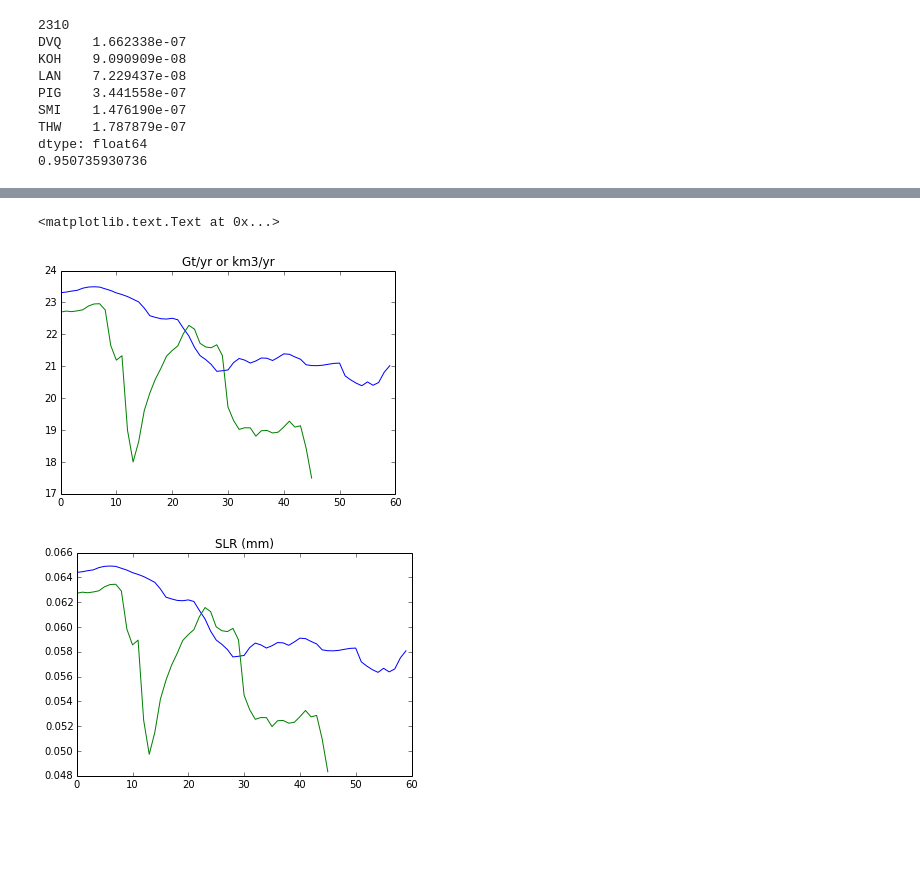
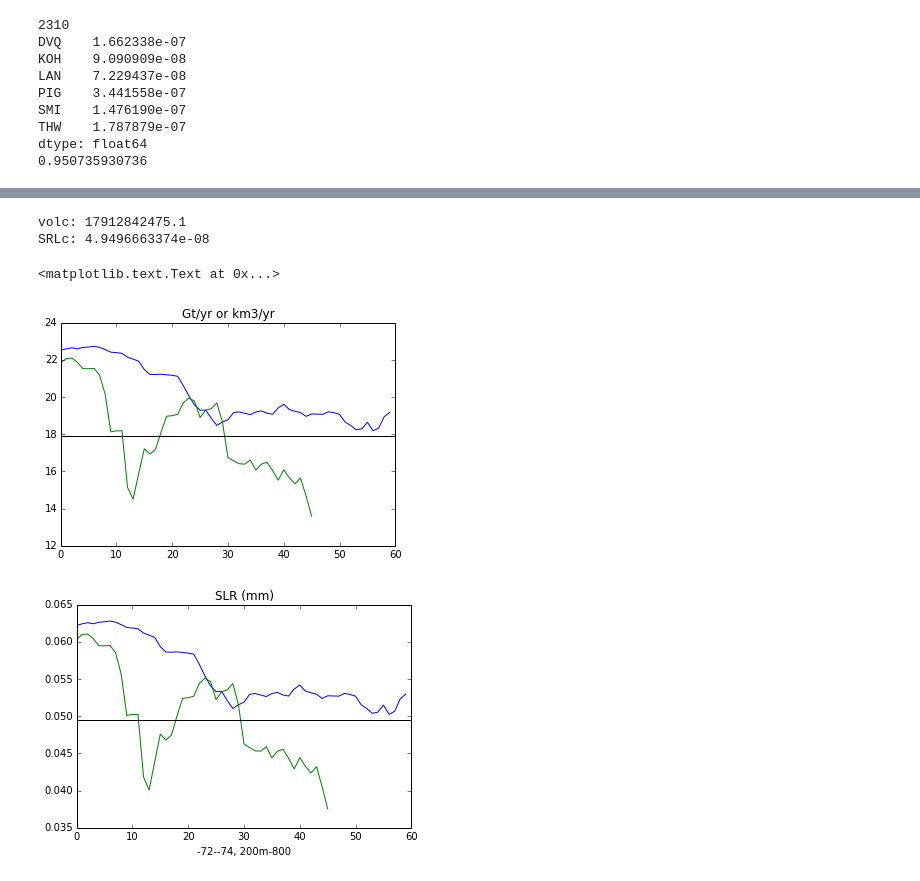
Before and after one commit to kemccusker/pyscripts, a Jupyter notebook: notebooks/ccsm4_geotimescalesfigs.ipynb, the cells around one changed output, grey strips where cells are left out. Saved outputs shown, nothing was run; the diff lists cells and outputs as text; code cells hidden in the pictures; blank space fills up the shorter version.

```diff
--- a/notebooks/ccsm4_geotimescalesfigs.ipynb
+++ b/notebooks/ccsm4_geotimescalesfigs.ipynb
@@ -378,6 +378,7 @@ tlon=cnc.getNCvar(fnamec,'TLONG') # full coords
 lev=cnc.getNCvar(fnamec,'z_t')
 kmt = cnc.getNCvar(fnamec,'KMT') # k Index of deepest grid cell on T grid
 tarea = cnc.getNCvar(fnamec,'TAREA')
+fldc=cnc.getNCvar(fnamec,field)
 
 piglon = range(230,281) # lon indices
 piglat = range(0,187) # lat indices
@@ -399,6 +400,12 @@ print fld2.shape
 #kmt = cnc.getNCvar(fname,'KMT') # k Index of deepest grid cell on T grid
 #tarea = cnc.getNCvar(fname,'TAREA')
 
+onelon=tlat[:,0]
+
+fldcpig=fldc[:,piglat,:]
+fldcpig=fldcpig[:,:,piglon]
+print 'fldcpig.shape: ' + str(fldcpig.shape)
+
 kmtpig=kmt[piglat,:]
 kmtpig=kmtpig[:,piglon]
 tareapig=tarea[piglat,:]
@@ -413,6 +420,7 @@ kmtpigt2 = np.tile(kmtpig,(fld2.shape[0],1,1))
 print kmtpigt2.shape
 
 tareapigt = np.tile(tareapig,(len(zt),1,1))
+print 'tareapigt.shape: ' + str(tareapigt.shape)
 tareapigtt1 = np.tile(tareapigt,(fld1.shape[0],1,1,1)) # add time dim for fld1
 tareapigtt2 = np.tile(tareapigt,(fld2.shape[0],1,1,1)) # add time dim for fld2
 
@@ -420,6 +428,10 @@ tareat = np.tile(tarea,(len(zt),1,1))
 print tareat.shape
 
 temparea=ma.zeros(tareat.shape)
+tempareapigc=ma.zeros(tareapigt.shape)
+tempfldcpig=ma.zeros(fldcpig.shape)
+print 'tempareapigc.shape: ' + str(tempareapigc.shape)
+
 tempfldpig1=ma.zeros(fld1.shape)
 tempareapig1=ma.zeros(fld1.shape)
 tempfldpig2=ma.zeros(fld2.shape)
@@ -428,6 +440,9 @@ tempareapig2=ma.zeros(fld2.shape)
 for lii,zz in enumerate(zt):
     # mask out levels below sea floor
     temparea[lii,...] = ma.masked_where(kmt <= lii,tareat[lii,...]) # this is full area
+
+    tempareapigc[lii,...]=ma.masked_where(kmtpig <= lii,tareapigt[lii,...])#pig area, no time dim
+    tempfldcpig[lii,...]=ma.masked_where(kmtpig <= lii,fldcpig[lii,...])# control pig, no time dim
 
     tempfldpig1[:,lii,...] = ma.masked_where(kmtpigt1 <= lii,fld1[:,lii,...]) # a time dimension here
     tempareapig1[:,lii,...] = ma.masked_where(kmtpigt1 <= lii, tareapigtt1[:,lii,...])# time dim too
@@ -444,6 +459,8 @@ tempfldpigzm1=ma.mean(tempfldpig1,axis=3)
 print 'tempfldpigzm1.shape: ' + str(tempfldpigzm1.shape)
 tempfldpigzm2=ma.mean(tempfldpig2,axis=3)
 print 'tempfldpigzm2.shape: ' + str(tempfldpigzm2.shape)
+
+tempfldcpigzm=ma.mean(tempfldcpig,axis=2)
 # %% [output]
 /Users/kelly/School/DATA/geo2035ensavg/TEMP.geo2035ensavg.pop.2035-2094.PIG.nc
 (60, 60, 187, 51)
@@ -567,34 +644,49 @@ plt.plot(avg2,'g')
 # %%
 # convert estimated melt rate (m/yr) to mm/yr SLR.
 # SLR = addedvolume / oceansfcarea
 # addedvolume = (m/yr * iceshelfarea) --> m3/yr --> metric tonnes/yr --> 1000kg/yr
 #     1Gt = 10^9 tonnes = 10^9 m3 water = 1km3 water
 #
 # oceansfcarea = 361,900,000 km2
 
 ocnsa = 361900000 # km2
 
 # Rule of thumb conversion factor from Rignot et al 2002:
 #    0.1C = 1m/yr melt rate
+
+# CONTROL
+basalmc=avgc*10
+volc=basalmc*totisa
+print  'volc: ' + str(volc)
+
 basalm1=avg1*10 # C * m/yr
-vol1 = basalm1*totisa
+vol1 = basalm1*totisa # m3/yr (or tonne/yr or 1000kg/yr)
 basalm2=avg2*10 # C * m/yr
 vol2 = basalm2*totisa
+
 
 plt.figure()
 plt.plot(vol1/1e9,'b')
 plt.plot(vol2/1e9,'g')
+plt.axhline(y=volc/1e9,color='k')
 plt.title('Gt/yr or km3/yr')
 
-SLR1=vol1/1e9 / ocnsa
-SLR2=vol2/1e9 / ocnsa
+SLR1=vol1/1e9 / ocnsa # km
+SLR2=vol2/1e9 / ocnsa # km
+SLRc=volc/1e9 / ocnsa
+print 'SRLc: ' + str(SLRc)
 
 kmtomm=1000000
+
 plt.figure()
 plt.plot(SLR1*kmtomm,'b')
 plt.plot(SLR2*kmtomm,'g')
+plt.axhline(y=SLRc*kmtomm,color='k')
 plt.title('SLR (mm)')
+plt.xlabel(str(Nlim) + '-' + str(Slim) +', ' + str(UB/100) + 'm-' + str(LB/100))
 # %% [output]
-<matplotlib.text.Text at 0x...>
+volc: 17912842475.1
+SRLc: 4.9496663374e-08
+<matplotlib.text.Text at 0x...>
-[figure, old version]
+[figure, new version]
-[figure, old version]
+[figure, new version]
```
Also changed, not shown: parts of 7 cells of this notebook.
